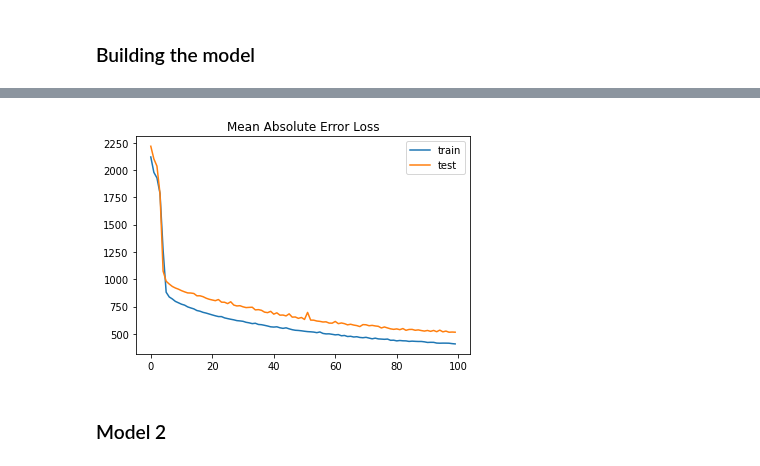
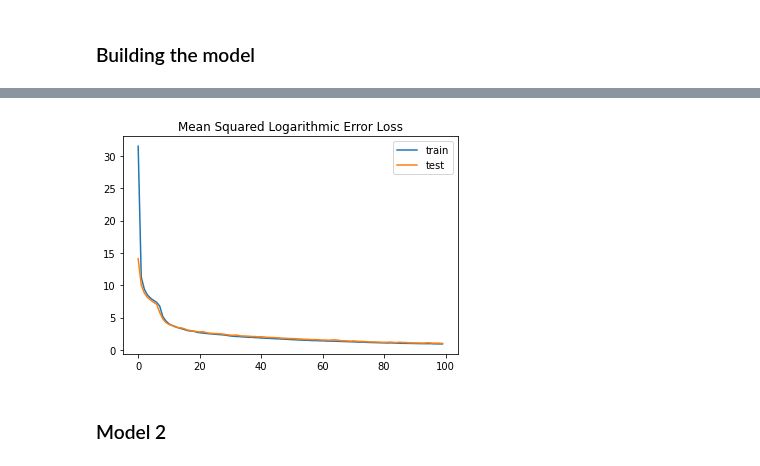
Before and after one commit to riya2509/Bitcoin-Price-Prediction, a Jupyter notebook: Algorithms/Data1_Autoencoder_MinmaxAlgo.ipynb, the cells around one changed output, grey strips where cells are left out. Drawn from its saved outputs; the diff is of its cells as text; code cells hidden in the pictures.

Commit message:
all losses

```diff
--- a/Algorithms/Data1_Autoencoder_MinmaxAlgo.ipynb
+++ b/Algorithms/Data1_Autoencoder_MinmaxAlgo.ipynb
@@ -488,12 +488,12 @@ classifier.add(Dense(units=735,kernel_initializer='he_normal',activation='relu')
 Dropout(0.2)
 classifier.add(Dense(units=32,kernel_initializer='normal',activation='relu',kernel_regularizer = 'l1'))
 Dropout(0.2)
-classifier.add(Dense(units=8,kernel_initializer='normal',activation='relu'))
-classifier.add(Dense(units=8,kernel_initializer='normal',activation='relu'))
+classifier.add(Dense(units=8,kernel_initializer='normal',activation='relu',kernel_regularizer = 'l1'))
+classifier.add(Dense(units=8,kernel_initializer='normal',activation='relu',kernel_regularizer = 'l1'))
 #Adding the output layer
 classifier.add(Dense(1,kernel_initializer='normal',activation='linear'))
 # %%
-classifier.compile(optimizer='adam',loss='mean_absolute_error',metrics=['mean_absolute_error'])
+classifier.compile(optimizer='adam',loss=tf.keras.losses.MeanSquaredLogarithmicError())
 # %%
 model_history=classifier.fit(X_train,y_train,validation_split=0.2,batch_size=16,epochs=100)
 # %% [output]
@@ -525,12 +537,12 @@ print(test_mae)
 # %%
 import matplotlib.pyplot as plt
-plt.title('Mean Absolute Error Loss')
+plt.title('Mean Squared Logarithmic Error Loss')
 plt.plot(model_history.history['loss'], label='train')
 plt.plot(model_history.history['val_loss'], label='test')
 plt.legend()
 plt.show()
 # %% [output]
-[figure, old version]
+[figure, new version]
 # %% [markdown]
 ### Model 2
 # %%
```
Also changed, not shown: parts of 21 cells of this notebook, 1 other file.
